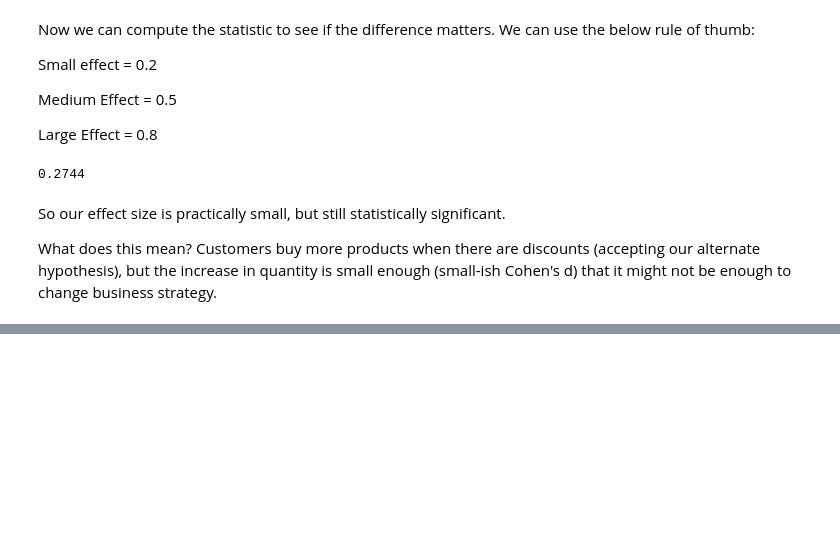
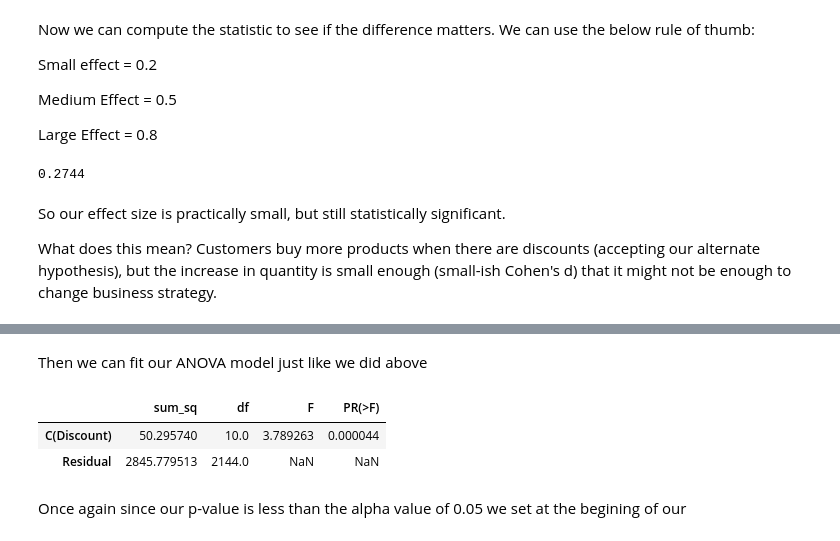
Before and after one commit to MissAle17/dsc-2-final-project-online-ds-sp-000, a Jupyter notebook: Module2.ipynb, the cells around one changed output, grey strips where cells are left out. Saved outputs shown, nothing was run; the diff lists cells and outputs as text; code cells hidden in the pictures; blank space fills up the shorter version.

```diff
--- a/Module2.ipynb
+++ b/Module2.ipynb
@@ -295,0 +337,12 @@ Let's state our next hypothesis and walk through our analysis.
+# %% [markdown]
+Then we can fit our ANOVA model just like we did above
+# %%
+#Fitting a model of price_per_order on Region categories, and using statsmodels to compute an ANOVA table
+lm2 = ols('PriceQty ~ C(Discount)', df2_log).fit()
+sm.stats.anova_lm(lm2, typ=2)
+# %% [output]
+|  | sum_sq | df | F | PR(>F) |
+| C(Discount) | 50.295740 | 10.0 | 3.789263 | 0.000044 |
+| Residual | 2845.779513 | 2144.0 | NaN | NaN |
+# %% [markdown]
+Once again since our p-value is less than the alpha value of 0.05 we set at the begining of our
```
Also changed, not shown: parts of 8 cells of this notebook.
